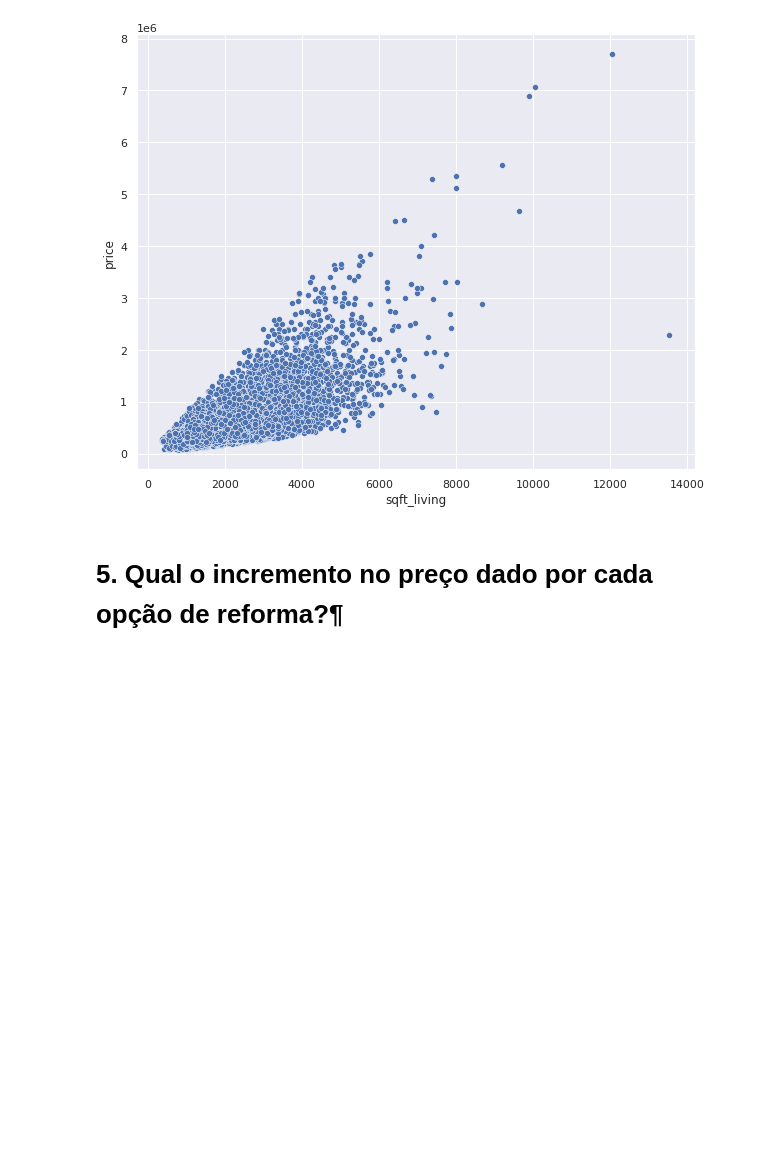
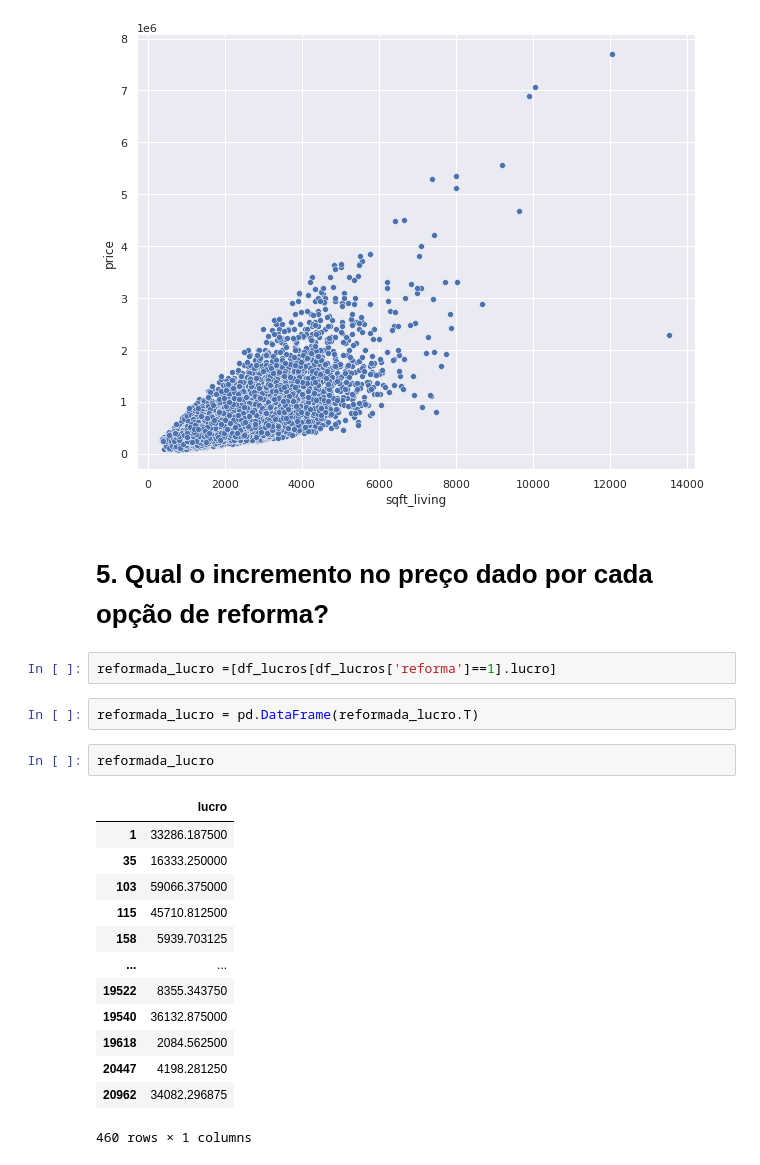
Before and after one commit to escobar-felipe/Projetos, a Jupyter notebook: House_price/House_price.ipynb, the cells around one changed output. Drawn from its saved outputs; the diff is of its cells as text; blank space fills up the shorter version.

```diff
--- a/House_price/House_price.ipynb
+++ b/House_price/House_price.ipynb
@@ -608,4 +608,24 @@ sns.scatterplot(data=df, x="sqft_living", y="price")
 <AxesSubplot:xlabel='sqft_living', ylabel='price'>
 [figure]
 # %% [markdown]
-# 5. Qual o incremento no preço dado por cada opção de reforma?¶
+# 5. Qual o incremento no preço dado por cada opção de reforma?
+# %%
+reformada_lucro =[df_lucros[df_lucros['reforma']==1].lucro]
+# %%
+reformada_lucro = pd.DataFrame(reformada_lucro.T)
+# %%
+reformada_lucro
+# %% [output]
+|  | lucro |
+| 1 | 33286.187500 |
+| 35 | 16333.250000 |
+| 103 | 59066.375000 |
+| 115 | 45710.812500 |
+| 158 | 5939.703125 |
+| ... | ... |
+| 19522 | 8355.343750 |
+| 19540 | 36132.875000 |
+| 19618 | 2084.562500 |
+| 20447 | 4198.281250 |
+| 20962 | 34082.296875 |
+460 rows × 1 columns
```
Also changed, not shown: parts of 4 cells of this notebook.
